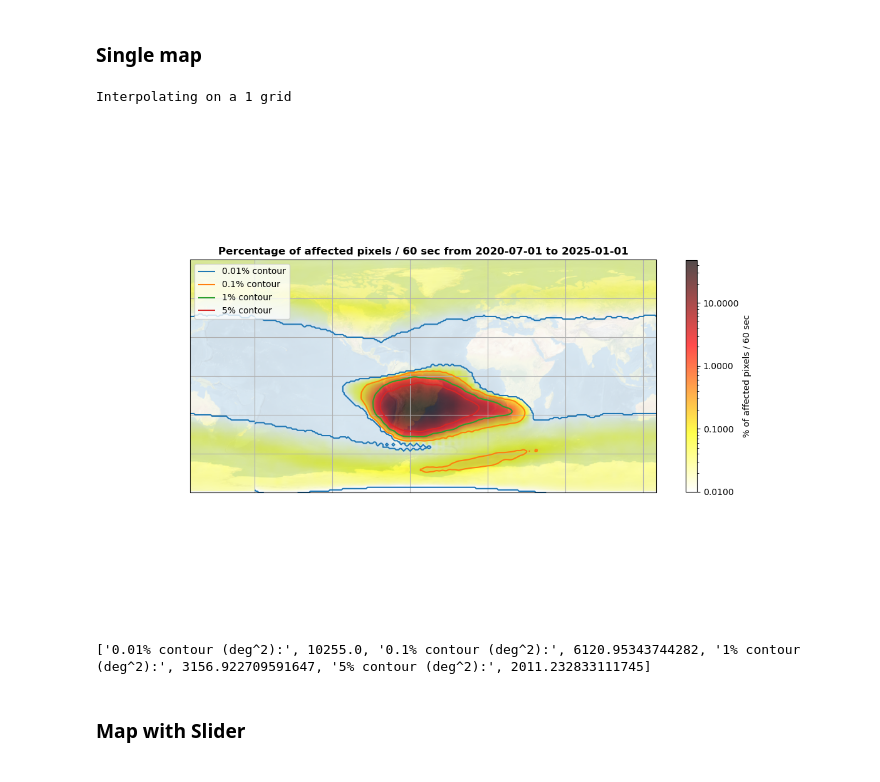
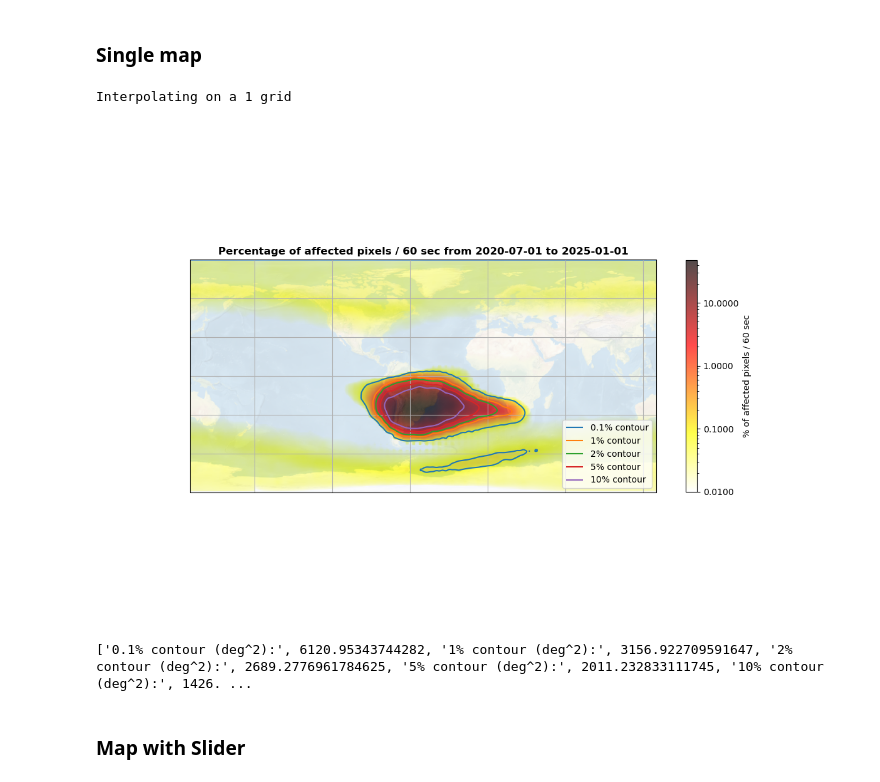
Before and after one commit to luisepevestorff/CheopsCosmics, a Jupyter notebook: plot_maps.ipynb, the cells around one changed output. Saved outputs shown, nothing was run; the diff lists cells and outputs as text; code cells hidden in the pictures.

```diff
--- a/plot_maps.ipynb
+++ b/plot_maps.ipynb
@@ -146,6 +152,7 @@ log_plot = True
 plt.close('all')
 fig = plt.figure(figsize=figsize)
 ax = plt.axes(projection=projection)
+#ax.set_extent([-5.5e6, 5e6, -5e6, 5e6], crs=ccrs.NorthPolarStereo())
 ax.stock_img()
 ax.gridlines()
 legend_items = []
@@ -170,14 +177,14 @@ c = data_plot[hue_values]*60
 if bin:
     binned_data, _, _, lon_data, lat_data  = bin_data(x,y,c, interp_grid_size=interp_grid_size, type = hue_values)
     if log_plot:
-        SAA_map_plot = ax.imshow(binned_data, origin='lower', alpha = 0.8, cmap = color_map, norm = LogNorm(), transform=ccrs.PlateCarree())
+        SAA_map_plot = ax.imshow(binned_data, origin='lower', alpha = 0.7, cmap = color_map, norm = LogNorm(), transform=ccrs.PlateCarree())
     else :
-        SAA_map_plot = ax.imshow(binned_data, origin='lower', alpha = 0.8, cmap = color_map, transform=ccrs.PlateCarree())
+        SAA_map_plot = ax.imshow(binned_data, origin='lower', alpha = 0.7, cmap = color_map, transform=ccrs.PlateCarree())
 else:
     if log_plot:
-        SAA_map_plot = ax.scatter(x,y,c = c, s = 15, alpha = 0.8, marker = 'o', norm=LogNorm(), cmap=color_map, transform=ccrs.Geodetic())#, label = labels[i])
+        SAA_map_plot = ax.scatter(x,y,c = c, s = 15, alpha = 0.7, marker = 'o', norm=LogNorm(), cmap=color_map, transform=ccrs.Geodetic())#, label = labels[i])
     else:
-        SAA_map_plot = ax.scatter(x,y,c = c, s = 15, alpha = 0.8, marker = 'o', cmap=color_map, transform=ccrs.Geodetic())#, label = labels[i])
+        SAA_map_plot = ax.scatter(x,y,c = c, s = 15, alpha = 0.7, marker = 'o', cmap=color_map, transform=ccrs.Geodetic())#, label = labels[i])
 
 # Plot contour
 # if bin:
@@ -191,7 +198,7 @@ else:
 if bin:
     area_contours = []
     geod_area_contours = []
-    for i, contour_level in enumerate([0.01,0.1,1,5]):
+    for i, contour_level in enumerate([0.1,1,2,5,10]): #,1,2,5,10]):
         color = plt.rcParams['axes.prop_cycle'].by_key()['color'][i]
         contour = plt.contour(lon_data, lat_data, binned_data, levels=[contour_level], origin='lower', colors = color, extent=(lon_min, lon_max, lat_min, lat_max),transform=ccrs.PlateCarree())
         h,_ = contour.legend_elements()
@@ -212,38 +219,39 @@ if bin:
             geod_area_contours.append(geod_area/1e6)
 
 if hue_values == 'percentage_cosmics':
     unit = 'Percentage of affected pixels'
     name_file_start = "per_CR_"
     cbar = plt.colorbar(SAA_map_plot, label = '% of affected pixels', shrink=0.6)
     cbar.formatter = FormatStrFormatter("%.4f")
     cbar.update_ticks()
 elif hue_values == 'percentage_cosmics_per_s':
     name_file_start = "per_CR_s_"
     unit = 'Percentage of affected pixels / 60 sec'
     cbar = plt.colorbar(SAA_map_plot, label = '% of affected pixels / 60 sec', shrink=0.6)
     cbar.formatter = FormatStrFormatter("%.4f")
     cbar.update_ticks()
 else:
     name_file_start = "CR_density_"
     unit = 'Density of cosmics'
     cbar = plt.colorbar(SAA_map_plot, label = 'hits/cm2/s', shrink=0.6)
 
+# /
 
-plt.legend(legend_items, legend_labels, loc = 'upper left')
+plt.legend(legend_items, legend_labels, loc = 'lower right')
 title = f"{unit} from " + data_plot.time.min().strftime('%Y-%m-%d') + ' to ' + data_plot.time.max().strftime('%Y-%m-%d')
 # title =  f"{v_id} | {data_visit['target_name']}"
 plt.title(title, weight = 'bold')
 fileout_name =  name_file_start + data_plot.time.min().strftime('%Y-%m-%d') + "_to_" + data_plot.time.max().strftime('%Y-%m-%d')+ "_new_correction_sec_2023.png"
-fileout_name = "map_SAA_no_mask.png"#SAA_since_01_10.png"
-#plt.savefig(output_folder / fileout_name, transparent = False, dpi = 600,format = 'png')
+#fileout_name = "map_SAA_no_mask.png"#SAA_since_01_10.png"
+plt.savefig(output_folder / fileout_name, transparent = False, dpi = 600,format = 'png')
 
 
 plt.show()
 print(area_contours)
 # %% [output]
 Interpolating on a 1 grid
-[figure, old version]
+[figure, new version]
-['0.01% contour (deg^2):', 10255.0, '0.1% contour (deg^2):', 6120.95343744282, '1% contour (deg^2):', 3156.922709591647, '5% contour (deg^2):', 2011.232833111745]
+['0.1% contour (deg^2):', 6120.95343744282, '1% contour (deg^2):', 3156.922709591647, '2% contour (deg^2):', 2689.2776961784625, '5% contour (deg^2):', 2011.232833111745, '10% contour (deg^2):', 1426. ...
 # %% [markdown]
 ### Map with Slider
 # %%
```
Also changed, not shown: parts of 8 cells of this notebook, 1 other file.
